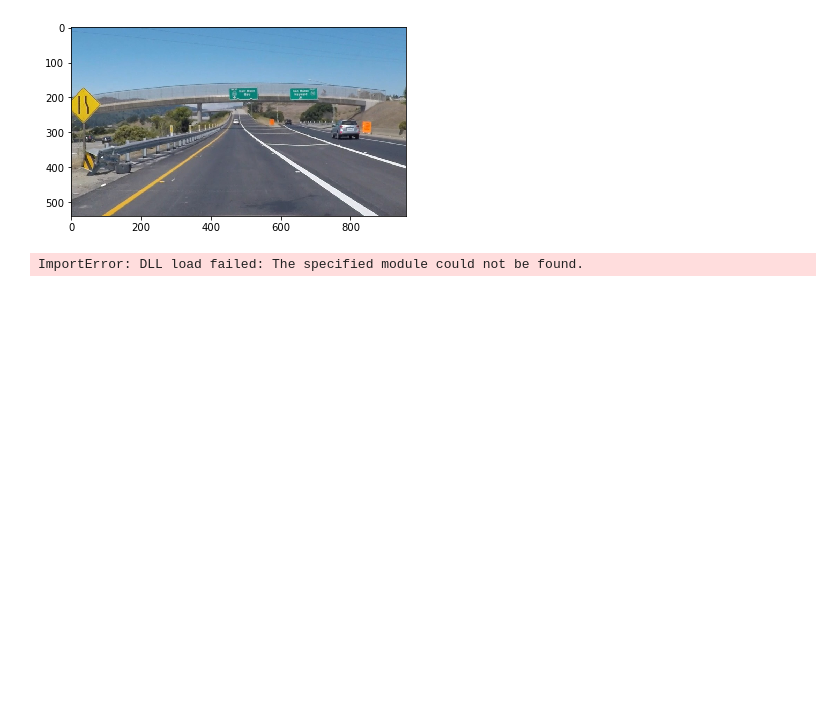
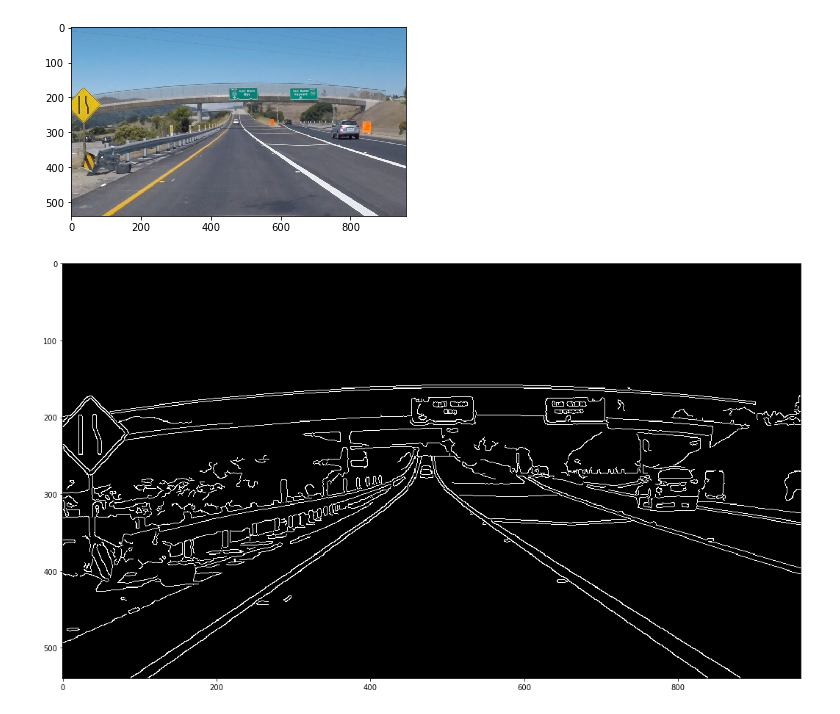
Before and after one commit to falangjoe/deep-learning, a Jupyter notebook: self-driving/ColorSelection.ipynb, the cells around one changed output. Drawn from its saved outputs; the diff is of its cells as text; code cells hidden in the pictures; blank space fills up the shorter version.

Commit message:
add resized image

```diff
--- a/self-driving/ColorSelection.ipynb
+++ b/self-driving/ColorSelection.ipynb
@@ -210,27 +210,27 @@ plt.show()
 # %%
 # Do all the relevant imports
 import matplotlib.pyplot as plt
 import matplotlib.image as mpimg
 import numpy as np
 import cv2
 
 # Read in the image and convert to grayscale
 # Note: in the previous example we were reading a .jpg
 # Here we read a .png and convert to 0,255 bytescale
 image = mpimg.imread('exit-ramp.jpg')
 gray = cv2.cvtColor(image,cv2.COLOR_RGB2GRAY)
 
 # Define a kernel size for Gaussian smoothing / blurring
 kernel_size = 5 # Must be an odd number (3, 5, 7...)
 blur_gray = cv2.GaussianBlur(gray,(kernel_size, kernel_size),0)
 
 # Define our parameters for Canny and run it
-low_threshold = 33
-high_threshold = 100
+low_threshold = 50
+high_threshold = 150
 edges = cv2.Canny(blur_gray, low_threshold, high_threshold)
-
 # Display the image
+plt.figure(figsize=(18, 32))
 plt.imshow(edges, cmap='Greys_r')
 plt.show()
 # %% [output]
-ImportError: DLL load failed: The specified module could not be found.
+[figure, added]
```
